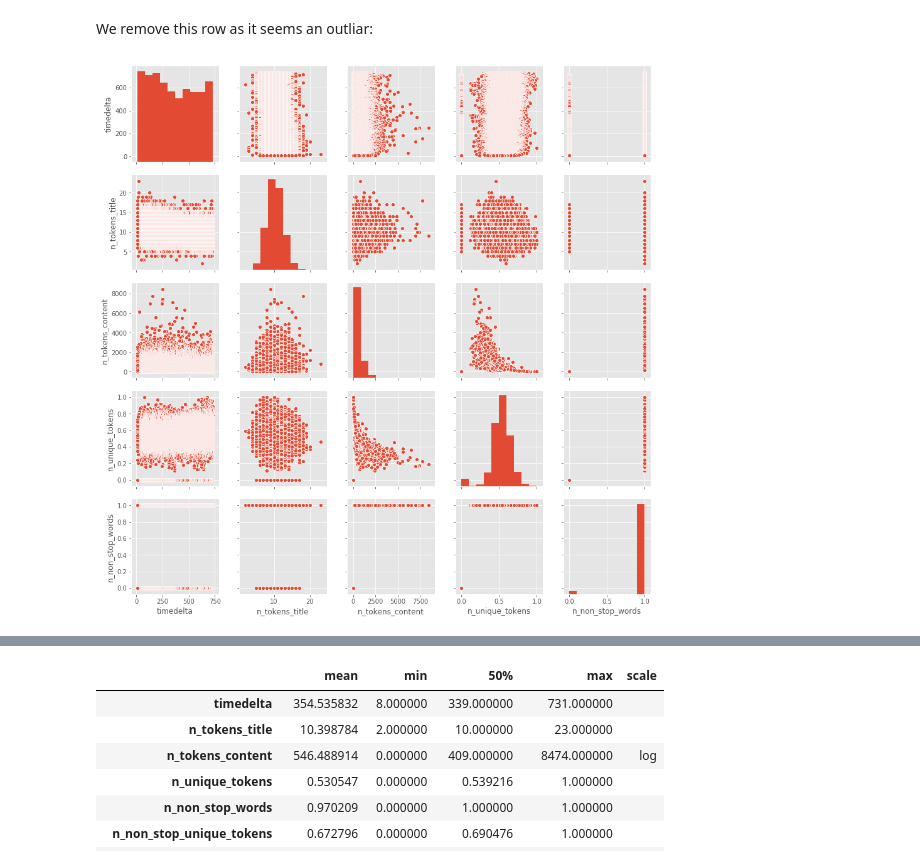
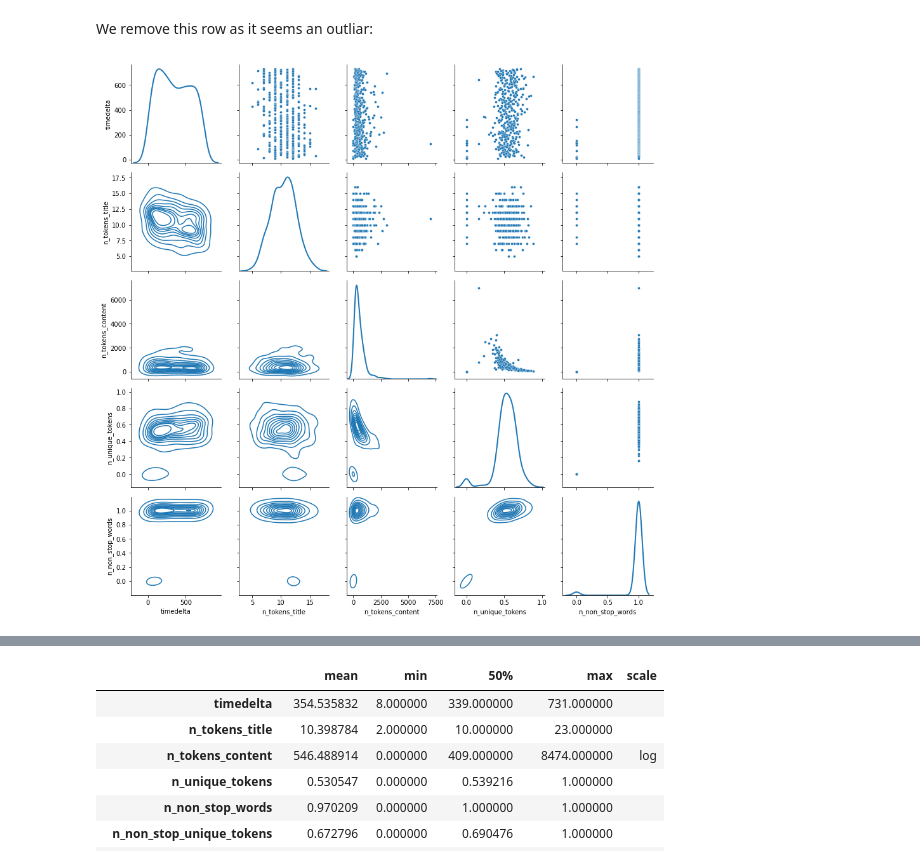
Before and after one commit to sdpython/ensae_projects, a Jupyter notebook: _doc/notebooks/mlexamples/online_news_popylarity.ipynb, the cells around one changed output, grey strips where cells are left out. Cells and saved outputs as stored; diff of their text form; code cells hidden in the pictures.

Commit message:
pylint fix notebook issue with pairplot

```diff
--- a/_doc/notebooks/mlexamples/online_news_popylarity.ipynb
+++ b/_doc/notebooks/mlexamples/online_news_popylarity.ipynb
@@ -7,6 +5,3 @@ This notebook suggests a couple of ways to explore the data of a machine learnin
-# %%
-import matplotlib.pyplot as plt
-plt.style.use('ggplot')
 # %%
 from jyquickhelper import add_notebook_menu
 add_notebook_menu()
@@ -60,0 +76,9 @@ seaborn.pairplot(data[numeric[:5]]);
+# %%
+def my_pair_plot(df):
+    g = seaborn.PairGrid(df, diag_sharey=False)
+    g.map_upper(seaborn.scatterplot, s=15)
+    g.map_lower(seaborn.kdeplot)
+    g.map_diag(seaborn.kdeplot, lw=2)
+    return g
+
+my_pair_plot(data_numeric5[::100]);
@@ -69,6 +97,6 @@ We remove this row as it seems an outliar:
 # %%
 data_clean = data[data.n_unique_tokens < 100].copy()
 # %%
-seaborn.pairplot(data_clean[numeric[:5]]);
+my_pair_plot(data_clean[numeric[:5]][::100]);
 # %% [output]
-[figure, old version]
+[figure, new version]
```
Also changed, not shown: parts of 28 cells of this notebook, 5 other files.
